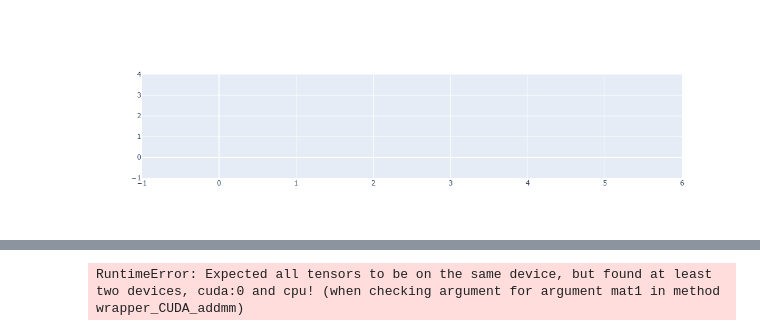
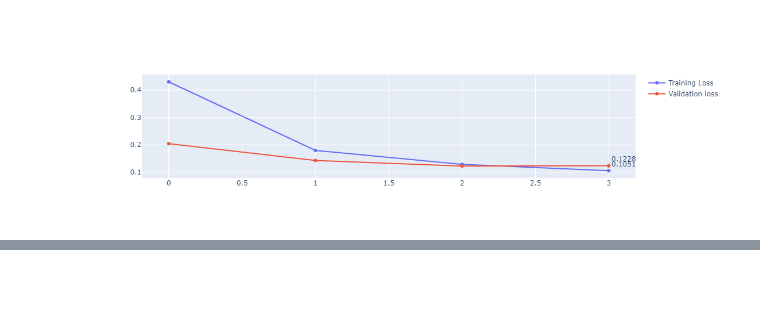
Before and after one commit to addressspace/torchTrainingLoop, a Jupyter notebook: mnist_training.ipynb, the cells around one changed output, grey strips where cells are left out. Saved outputs shown, nothing was run; the diff lists cells and outputs as text; code cells hidden in the pictures; blank space fills up the shorter version.

Commit message:
Added to device to every batch of traindataloader and validationdataloader

```diff
--- a/mnist_training.ipynb
+++ b/mnist_training.ipynb
@@ -84,5 +52,5 @@ model = SimpleNN().to(device)
 loss_fn = nn.CrossEntropyLoss()
 optimizer = optim.SGD(model.parameters(), lr=0.01, momentum=0.9)
 # %%
-trainingLoop(model, train_loader, 216, loss_fn, optimizer, validation_loader = validation_loader, resume=True, lr_decay_factor = 0.9, device=device)
+trainingLoop(model, train_loader, 216, loss_fn, optimizer, validation_loader = validation_loader, resume=False, device=device)
 # %% [output]
@@ -90 +57 @@ trainingLoop(model, train_loader, 216, loss_fn, optimizer, validation_loader = v
-[figure, old version]
+[figure, new version]
@@ -93 +58,0 @@ Resuming training from epoch 0
-RuntimeError: Expected all tensors to be on the same device, but found at least two devices, cuda:0 and cpu! (when checking argument for argument mat1 in method wrapper_CUDA_addmm)
```
Also changed, not shown: parts of 2 cells of this notebook, 1 other file.
